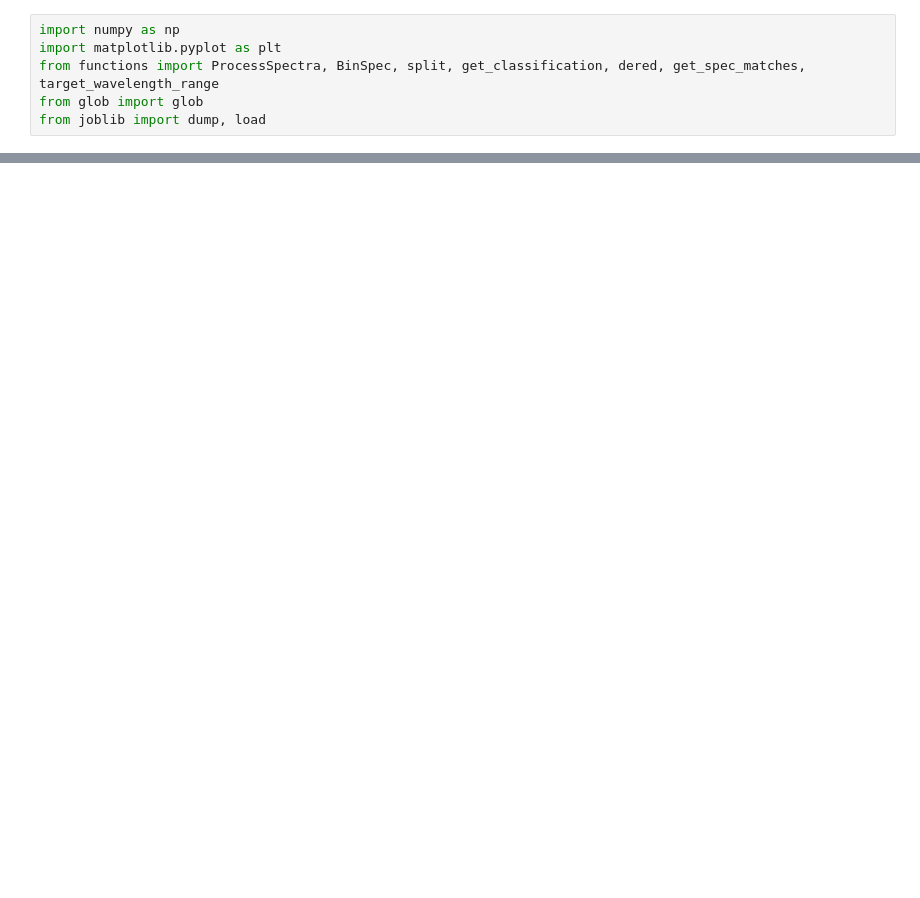
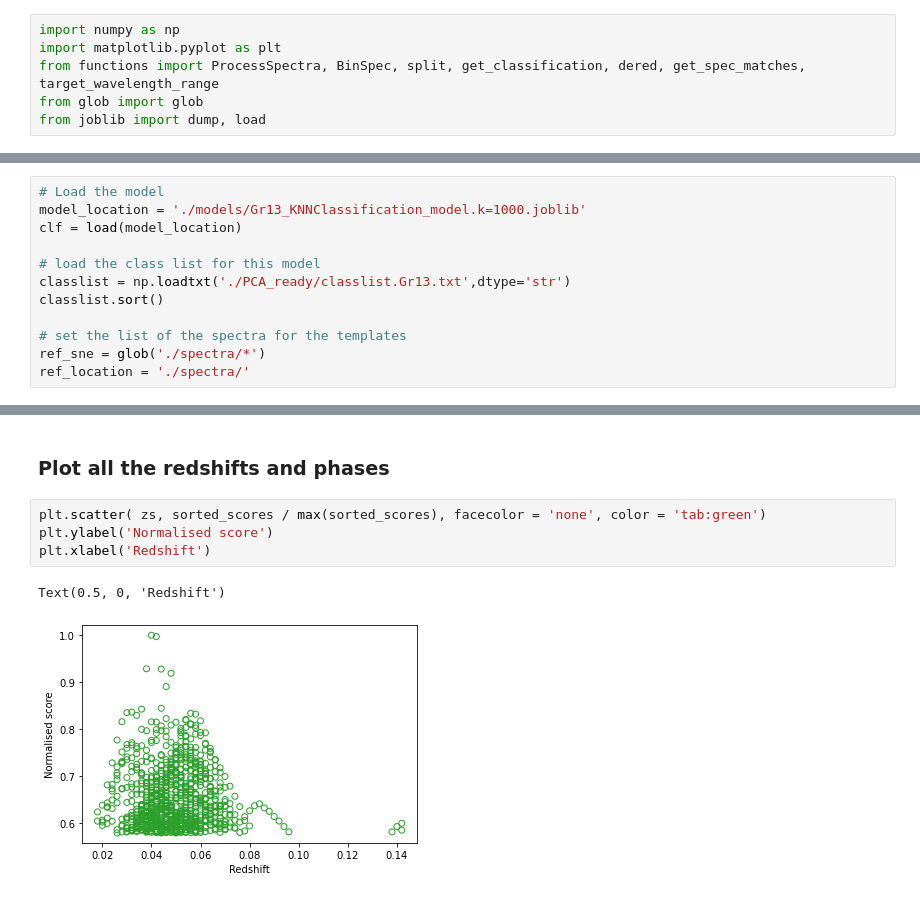
Before and after one commit to SiPrentice/SN_classifier, a Jupyter notebook: Classify_Supernovae.ipynb, the cells around one changed output, grey strips where cells are left out. Cells and saved outputs as stored; diff of their text form; blank space fills up the shorter version.

```diff
--- a/Classify_Supernovae.ipynb
+++ b/Classify_Supernovae.ipynb
@@ -146,0 +63,12 @@ NameError: name 'typ' is not defined
+# %%
+# Load the model
+model_location = './models/Gr13_KNNClassification_model.k=1000.joblib'
+clf = load(model_location)
+
+# load the class list for this model
+classlist = np.loadtxt('./PCA_ready/classlist.Gr13.txt',dtype='str')
+classlist.sort()
+
+# set the list of the spectra for the templates
+ref_sne = glob('./spectra/*')
+ref_location = './spectra/'
@@ -146,0 +120,9 @@ NameError: name 'typ' is not defined
+# %% [markdown]
+### Plot all the redshifts and phases
+# %%
+plt.scatter( zs, sorted_scores / max(sorted_scores), facecolor = 'none', color = 'tab:green')
+plt.ylabel('Normalised score')
+plt.xlabel('Redshift')
+# %% [output]
+Text(0.5, 0, 'Redshift')
+[figure, added]
```
Also changed, not shown: parts of 35 cells of this notebook, 3 other files.
